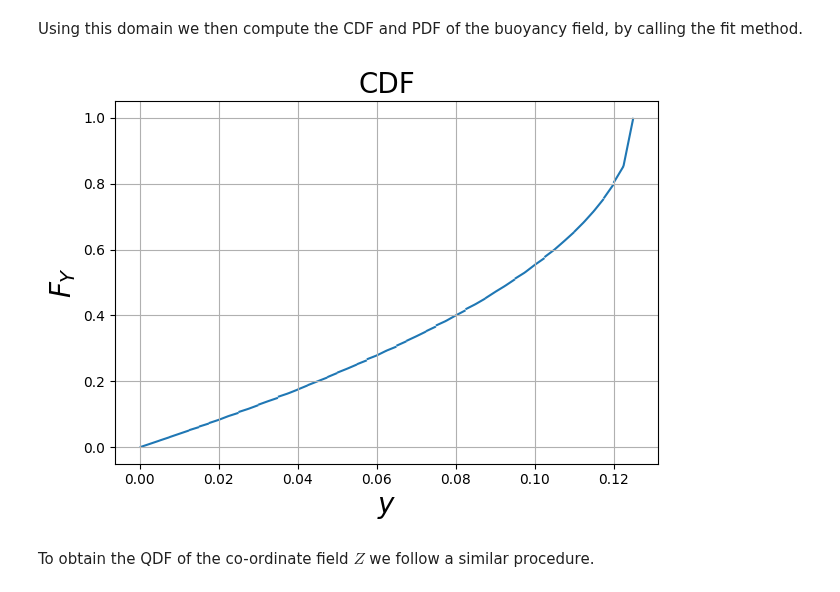
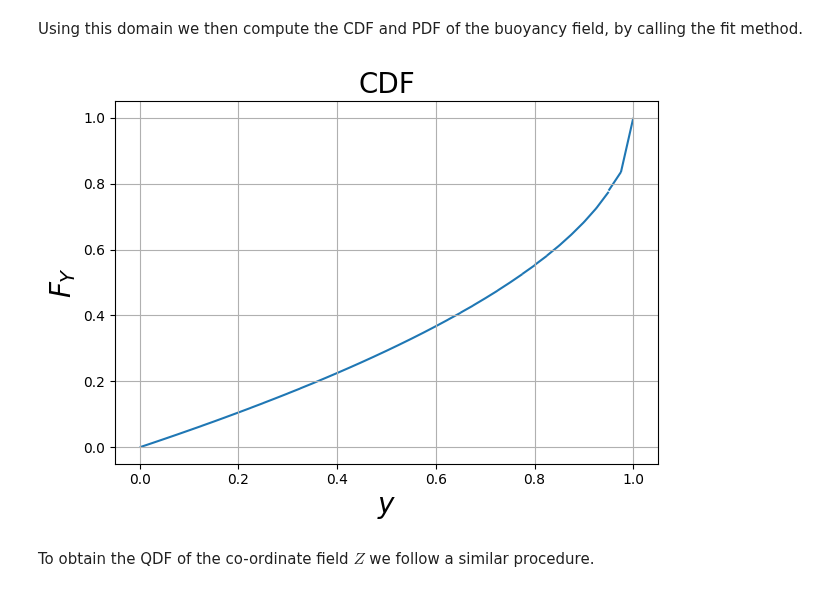
Before and after one commit to D-stratify/Numdf, a Jupyter notebook: notebooks/explanatory_notebooks/Part4_Composing_Functions.ipynb, the cells around one changed output. Saved outputs shown, nothing was run; the diff lists cells and outputs as text; code cells hidden in the pictures.

```diff
--- a/notebooks/explanatory_notebooks/Part4_Composing_Functions.ipynb
+++ b/notebooks/explanatory_notebooks/Part4_Composing_Functions.ipynb
@@ -36,16 +32,16 @@ from firedrake.__future__ import interpolate
 # %% [markdown]
 We first set up the domain of the buoyancy $B$
 # %%
-ptp_B = Ptp(Omega_X={'x1': (-1, 1),'x2': (0, 1)}, Omega_Y={'Y': (0, 1/8)}, n_elements=50)
+ptp_B = Ptp(Omega_X={'x1': (-1, 1),'x2': (0, 1)}, Omega_Y={'Y': (0, 1)}, n_elements=40)
 # %% [markdown]
 Using this domain we then compute the CDF and PDF of the buoyancy field, by calling the fit method.
 # %%
 # Construct the PDF,CDF,QDF
 x1,x2 = ptp_B.x_coords()
-density_B = ptp_B.fit(Y=(x2/2)*(1 - x2), quadrature_degree=400)
+density_B = ptp_B.fit(Y=4*x2*(1 - x2), quadrature_degree=1000)
 density_B.plot(function='CDF')
 # %% [output]
-[figure, old version]
+[figure, new version]
 # %% [markdown]
 To obtain the QDF of the co-ordinate field $Z$ we follow a similar procedure.
 # %%
```
Also changed, not shown: parts of 13 cells of this notebook, 10 other files.
